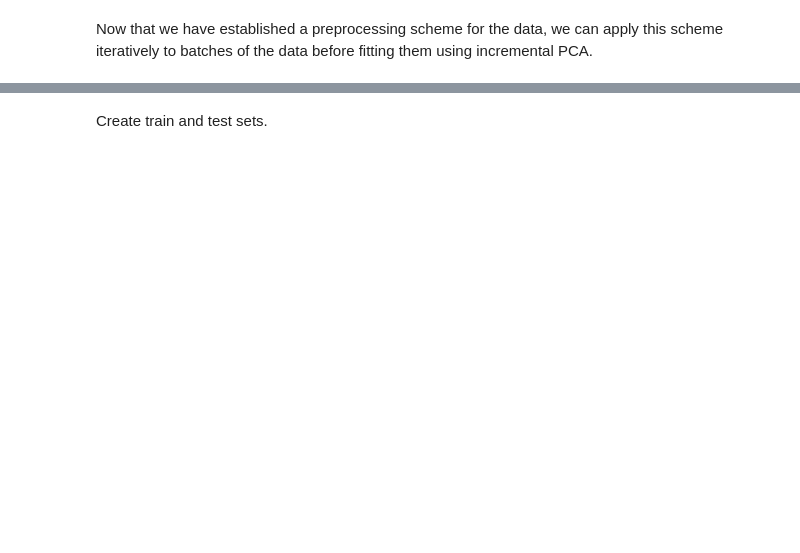
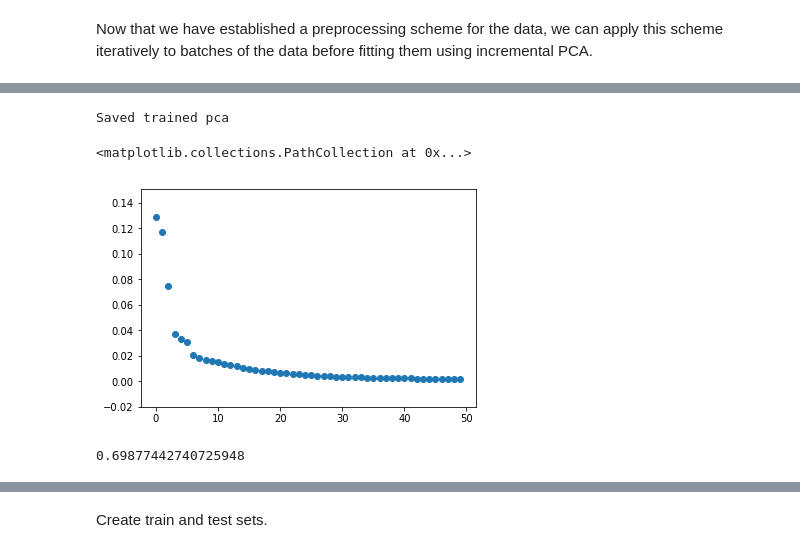
Before and after one commit to brayan07/machine-learning, a Jupyter notebook: projects/capstone/DHSThreatRecognition/Pre-Processing and Modeling.ipynb, the cells around one changed output, grey strips where cells are left out. Drawn from its saved outputs; the diff is of its cells as text; code cells hidden in the pictures; blank space fills up the shorter version.

```diff
--- a/projects/capstone/DHSThreatRecognition/Pre-Processing and Modeling.ipynb
+++ b/projects/capstone/DHSThreatRecognition/Pre-Processing and Modeling.ipynb
@@ -107,0 +297,35 @@ Now that we have established a preprocessing scheme for the data, we can apply t
+# %%
+#First fit PCA
+import gc
+#AWS and Directory information
+bucketName = 'miscdatastorage'
+dataDir = 'DHSData/'
+temp_dir = 'temp'
+labels_dir = r'stage1_labels.csv'
+#Connect to AWS
+key_id, secret_key = GetAWSCredentials()
+client = GetAWSClient(key_id,secret_key)
+bucket = client.Bucket(bucketName)
+#Initialize required parameters
+key_ary = GetShuffledKeys(bucket)
+labels_dict = GetLabelsDict(labels_dir)
+extension = '.a3daps'
+
+requester = BatchRequester(bucket,key_ary,labels_dict,dataDir,temp_dir,extension)
+
+#Using batches of 50 images, we clean the data set using functions from above and incrementally train PCA
+from sklearn.decomposition import  IncrementalPCA
+
+pca = IncrementalPCA(n_components = 50,copy=False)
+
+b = 0
+while requester.DoItemsRemain():
+    gc.collect()
+    print("Requesting batch...")
+    X, y = requester.NextBatch(100)
+    print("Cleaning data...")
+    ReduceNoiseandNormalize(X,average,std)
+    print("Fitting PCA...")
+    pca.partial_fit(X.reshape((X.shape[0],X.shape[1]*X.shape[2]*X.shape[3])))
+    print("Completed batch {}".format(b))
+    b += 1
@@ -107,0 +350,21 @@ Now that we have established a preprocessing scheme for the data, we can apply t
+# %%
+pca_pickle = 'pca_50.pickle'
+with open(pca_pickle,"wb") as f:
+    pickle.dump(pca,f,pickle.HIGHEST_PROTOCOLIGHEST_PROTOCOL)
+    f.close()
+print("Saved trained pca")
+# %% [output]
+Saved trained pca
+# %%
+Examine the explained variance ratio.
+
+index = np.arange(0,len(pca.C))
+df = pd.DataFrame({'n_Component':index,'Explained_Variance_Ratio':pca.explained_variance_ratio_})
+plt.scatter(df['n_Component'],df['Explained_Variance_Ratio'])
+# %% [output]
+<matplotlib.collections.PathCollection at 0x...>
+[figure, added]
+# %%
+sum(df['Explained_Variance_Ratio'])
+# %% [output]
+0.69877442740725948
```
Also changed, not shown: parts of 18 cells of this notebook, 1 other file.
